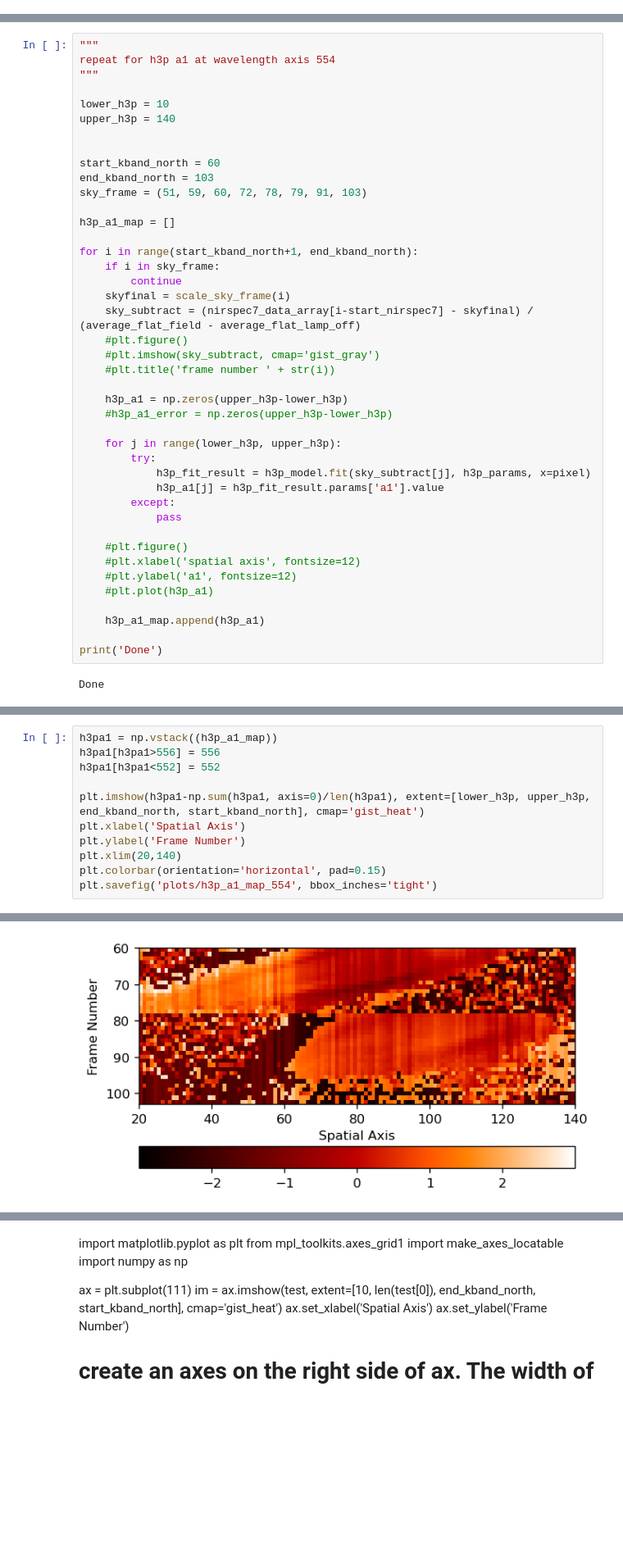
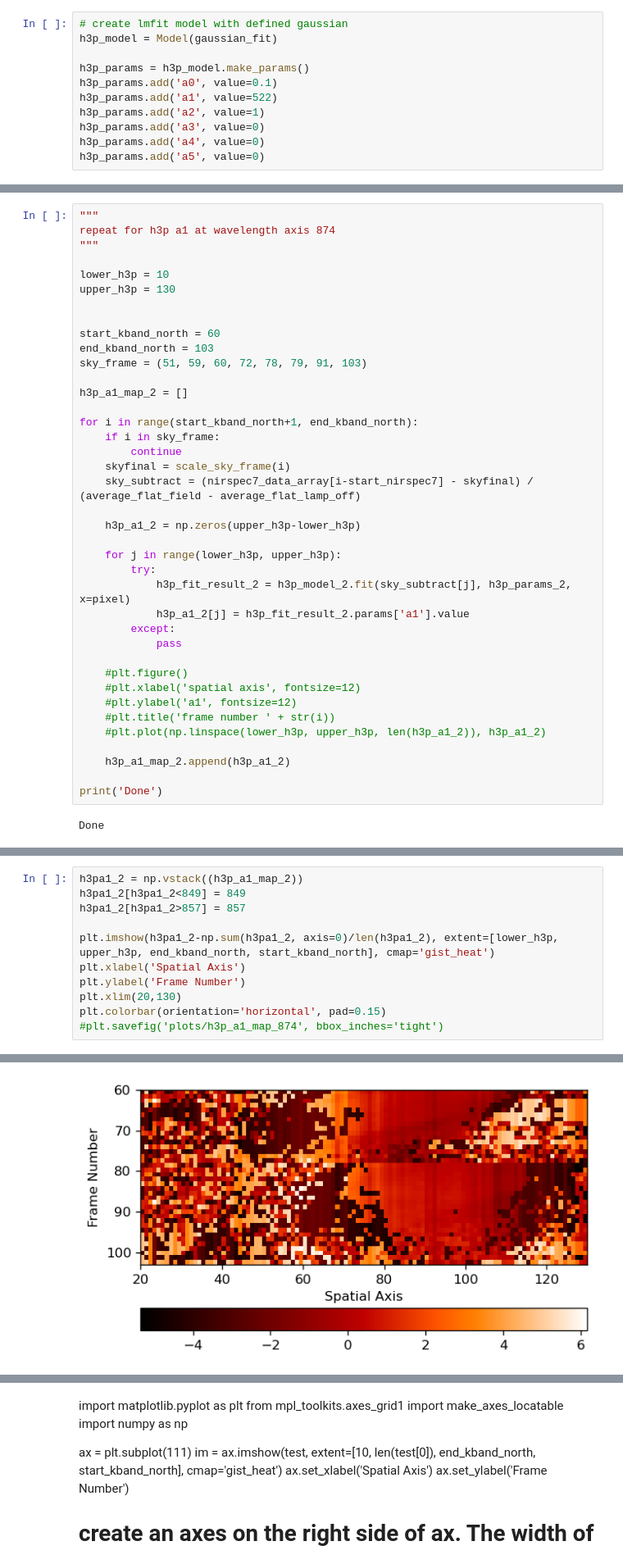
Before and after one commit to ruoyanwangdr/Dynamics-of-Jovian-Infrared-Auroral-Ionosphere-and-Thermosphere, a Jupyter notebook: h3p_map.ipynb, the cells around one changed output, grey strips where cells are left out. Shown at 82% size. Saved outputs shown, nothing was run; the diff lists cells and outputs as text; blank space fills up the shorter version.

```diff
--- a/h3p_map.ipynb
+++ b/h3p_map.ipynb
@@ -456,0 +528,11 @@ plt.plot(np.sum(h2a1, axis=0)/len(h2a1))
+# %%
+# create lmfit model with defined gaussian
+h3p_model = Model(gaussian_fit)
+
+h3p_params = h3p_model.make_params()
+h3p_params.add('a0', value=0.1)
+h3p_params.add('a1', value=522)
+h3p_params.add('a2', value=1)
+h3p_params.add('a3', value=0)
+h3p_params.add('a4', value=0)
+h3p_params.add('a5', value=0)
@@ -594,43 +784,40 @@ plt.savefig('plots/h3p_a0_map_554', bbox_inches='tight')
 # %%
 """
-repeat for h3p a1 at wavelength axis 554
+repeat for h3p a1 at wavelength axis 874
 """
 
 lower_h3p = 10
-upper_h3p = 140
+upper_h3p = 130
 
 
 start_kband_north = 60
 end_kband_north = 103
 sky_frame = (51, 59, 60, 72, 78, 79, 91, 103)
 
-h3p_a1_map = []
+h3p_a1_map_2 = []
 
 for i in range(start_kband_north+1, end_kband_north):
     if i in sky_frame:
         continue
     skyfinal = scale_sky_frame(i)
     sky_subtract = (nirspec7_data_array[i-start_nirspec7] - skyfinal) / (average_flat_field - average_flat_lamp_off)
-    #plt.figure()
-    #plt.imshow(sky_subtract, cmap='gist_gray')
-    #plt.title('frame number ' + str(i))
 
-    h3p_a1 = np.zeros(upper_h3p-lower_h3p)
-    #h3p_a1_error = np.zeros(upper_h3p-lower_h3p)
+    h3p_a1_2 = np.zeros(upper_h3p-lower_h3p)
 
     for j in range(lower_h3p, upper_h3p):
         try:
-            h3p_fit_result = h3p_model.fit(sky_subtract[j], h3p_params, x=pixel)
-            h3p_a1[j] = h3p_fit_result.params['a1'].value
+            h3p_fit_result_2 = h3p_model_2.fit(sky_subtract[j], h3p_params_2, x=pixel)
+            h3p_a1_2[j] = h3p_fit_result_2.params['a1'].value
         except:
             pass
 
     #plt.figure()
     #plt.xlabel('spatial axis', fontsize=12)
     #plt.ylabel('a1', fontsize=12)
-    #plt.plot(h3p_a1)
+    #plt.title('frame number ' + str(i))
+    #plt.plot(np.linspace(lower_h3p, upper_h3p, len(h3p_a1_2)), h3p_a1_2)
 
-    h3p_a1_map.append(h3p_a1)
+    h3p_a1_map_2.append(h3p_a1_2)
 
 print('Done')
 # %% [output]
@@ -643,12 +825,12 @@ plt.plot(np.sum(h3pa1, axis=0)/len(h3pa1))
 # %%
-h3pa1 = np.vstack((h3p_a1_map))
-h3pa1[h3pa1>556] = 556
-h3pa1[h3pa1<552] = 552
+h3pa1_2 = np.vstack((h3p_a1_map_2))
+h3pa1_2[h3pa1_2<849] = 849
+h3pa1_2[h3pa1_2>857] = 857
 
-plt.imshow(h3pa1-np.sum(h3pa1, axis=0)/len(h3pa1), extent=[lower_h3p, upper_h3p, end_kband_north, start_kband_north], cmap='gist_heat')
+plt.imshow(h3pa1_2-np.sum(h3pa1_2, axis=0)/len(h3pa1_2), extent=[lower_h3p, upper_h3p, end_kband_north, start_kband_north], cmap='gist_heat')
 plt.xlabel('Spatial Axis')
 plt.ylabel('Frame Number')
-plt.xlim(20,140)
+plt.xlim(20,130)
 plt.colorbar(orientation='horizontal', pad=0.15)
-plt.savefig('plots/h3p_a1_map_554', bbox_inches='tight')
+#plt.savefig('plots/h3p_a1_map_874', bbox_inches='tight')
 # %% [output]
@@ -655,3 +838,3 @@ plt.savefig('plots/h3p_a1_map_554', bbox_inches='tight')
-[figure, old version]
+[figure, new version]
 # %%
 """
```
Also changed, not shown: parts of 28 cells of this notebook.
